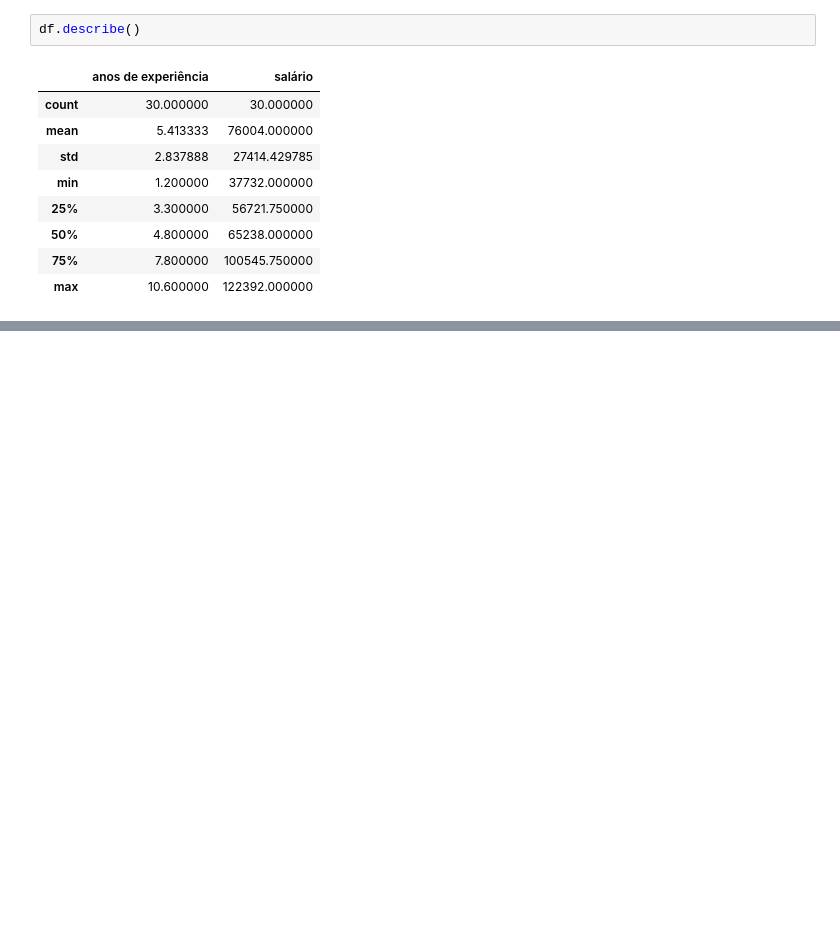
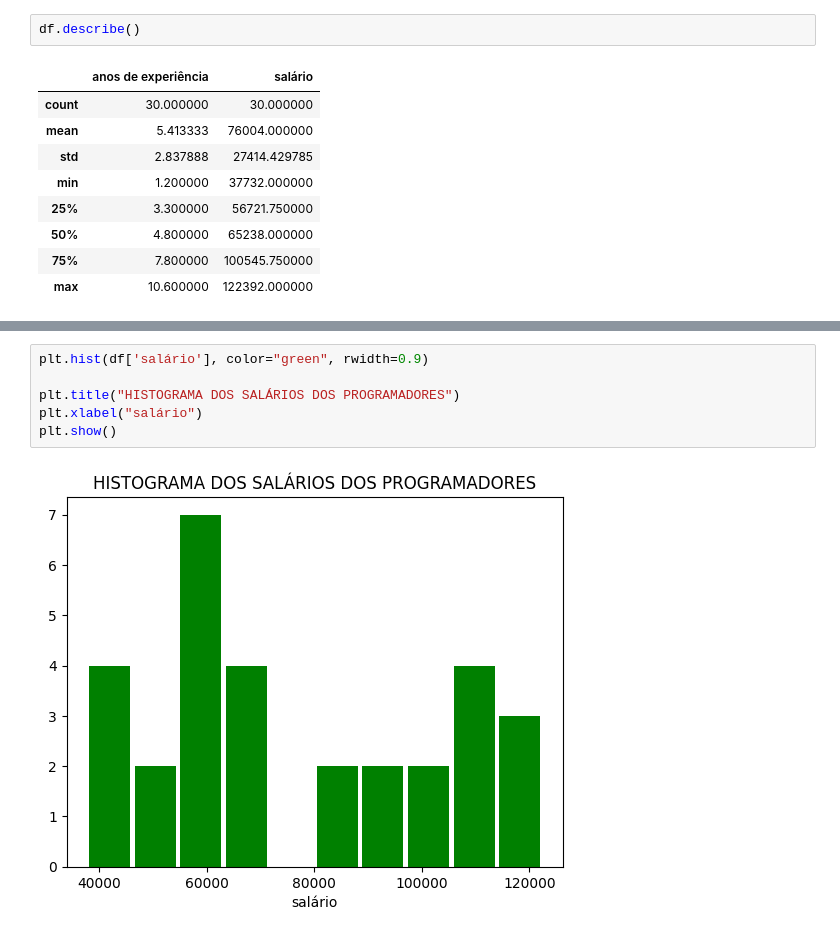
Before and after one commit to KARINAgoncalvesSOARES/ML_analisando_salario_de_programadores, a Jupyter notebook: analisando_salario.ipynb, the cells around one changed output, grey strips where cells are left out. Saved outputs shown, nothing was run; the diff lists cells and outputs as text; blank space fills up the shorter version.

```diff
--- a/analisando_salario.ipynb
+++ b/analisando_salario.ipynb
@@ -110,0 +190,8 @@ df.describe()
+# %%
+plt.hist(df['salário'], color="green", rwidth=0.9)
+
+plt.title("HISTOGRAMA DOS SALÁRIOS DOS PROGRAMADORES")
+plt.xlabel("salário")
+plt.show()
+# %% [output]
+[figure, added]
```
Also changed, not shown: parts of 9 cells of this notebook.
